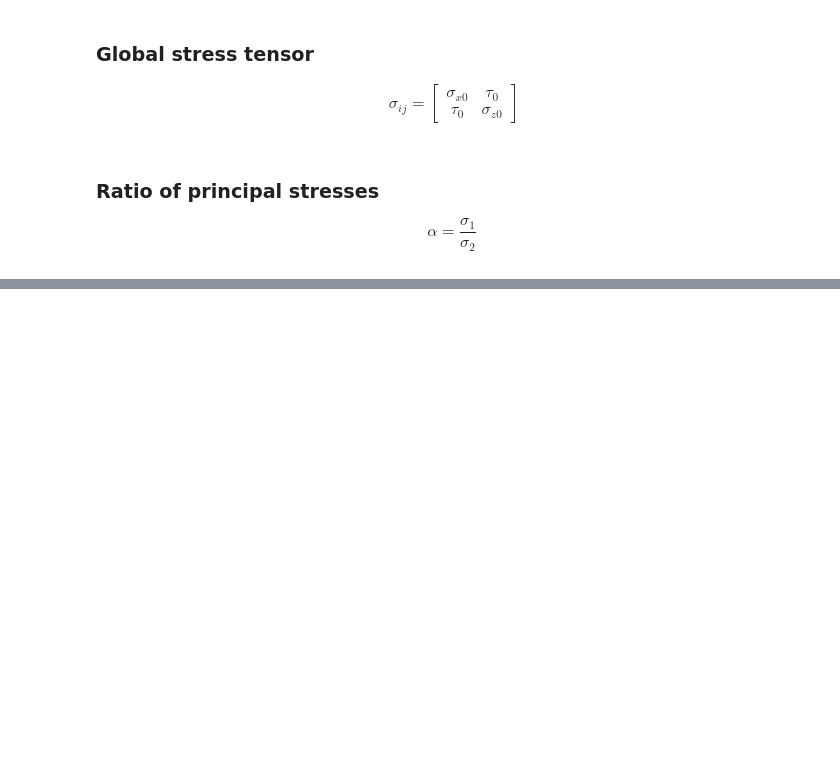
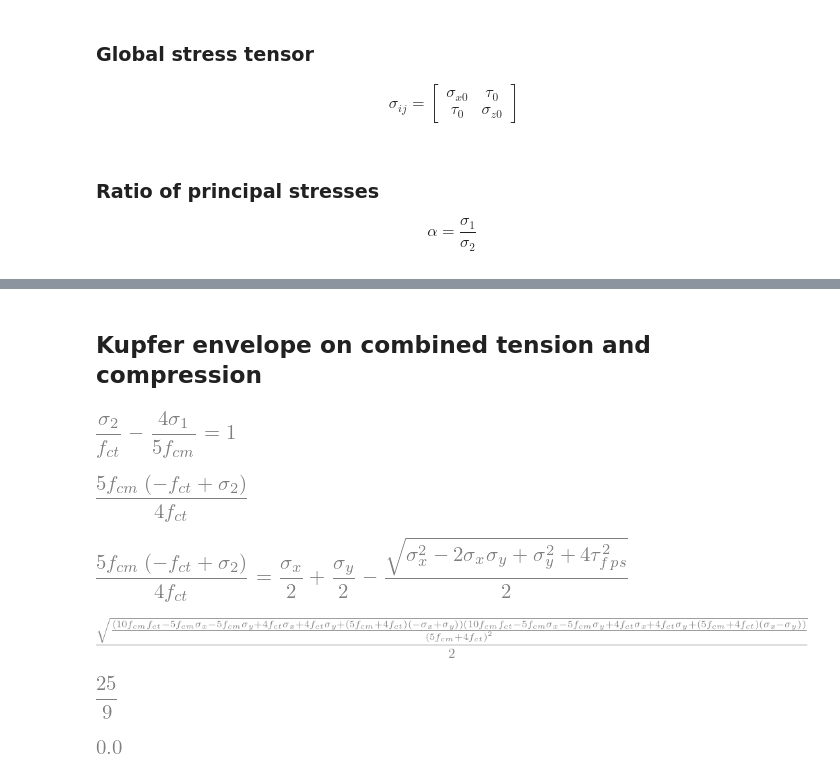
Before and after one commit to bmcs-group/bmcs_shear_zone, a Jupyter notebook: notebooks/fib/crack_tip_martin_concept_implementation.ipynb, the cells around one changed output, grey strips where cells are left out. Drawn from its saved outputs; the diff is of its cells as text; code cells hidden in the pictures; blank space fills up the shorter version.

```diff
--- a/notebooks/fib/crack_tip_martin_concept_implementation.ipynb
+++ b/notebooks/fib/crack_tip_martin_concept_implementation.ipynb
@@ -246,0 +298,17 @@ alpha
+# %% [markdown]
+## Kupfer envelope on combined tension and compression
+# %%
+Kupfer = sp.Eq(-sp.Rational(8,10) * sigma_1 / f_cm + sigma_2 / f_ct, 1)
+Kupfer
+# %% [output]
+[figure, added]
+# %%
+sigma_1_solved = sp.solve(Kupfer, sigma_1)[0]
+sigma_1_solved
+# %% [output]
+[figure, added]
+# %%
+sig_1_eq = sp.Eq(sigma_1_solved, D_xy[0,0])
+sig_1_eq
+# %% [output]
+[figure, added]
@@ -246,0 +317,8 @@ alpha
+# %%
+tau_fps_solved
+# %% [output]
+[figure, added]
+# %%
+tau_fps_solved.subs({sigma_x:0, sigma_y:0, f_ct:3, f_cm:30})
+# %% [output]
+[figure, added]
@@ -246,0 +327,5 @@ alpha
+# %%
+get_tau_fps = sp.lambdify(params, tau_fps_solved, 'numpy')
+get_tau_fps(3,0,3,30)
+# %% [output]
+[figure, added]
```
Also changed, not shown: parts of 21 cells of this notebook, 5 other files.
